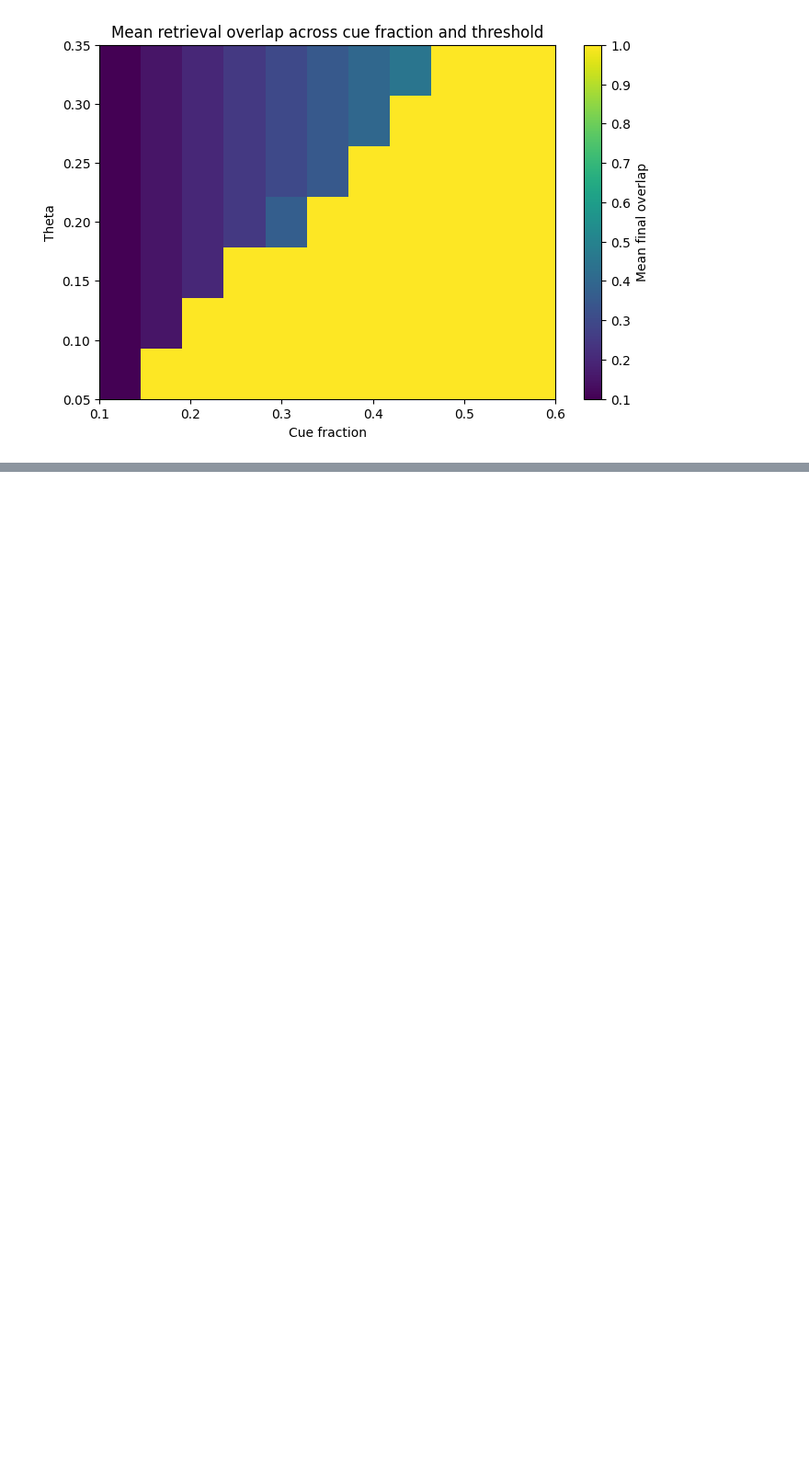
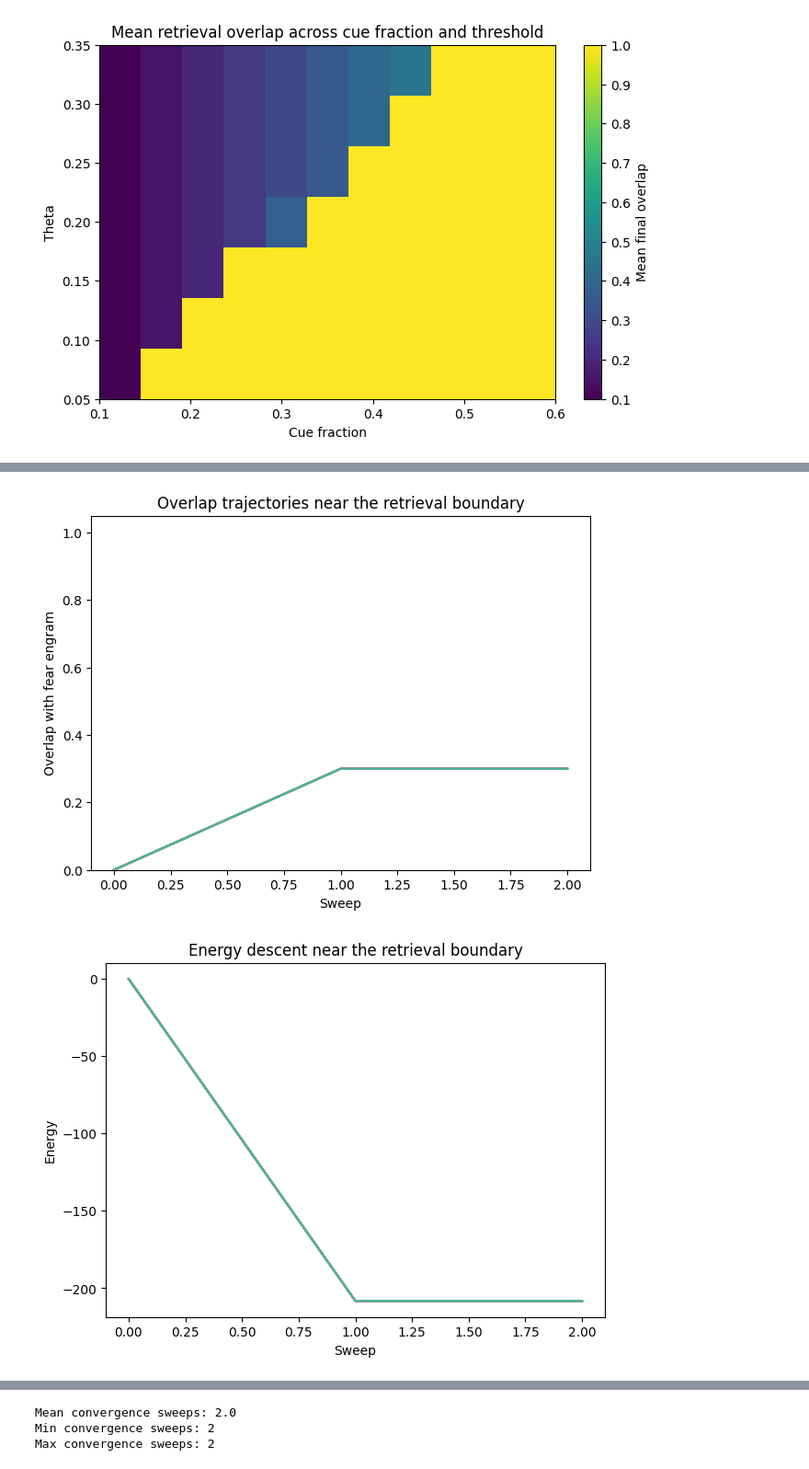
Before and after one commit to armaanfallahi/engram-hopfield, a Jupyter notebook: notebooks/01_initialmetrics.ipynb, the cells around one changed output, grey strips where cells are left out. Shown at 92% size. Saved outputs shown, nothing was run; the diff lists cells and outputs as text; code cells hidden in the pictures; blank space fills up the shorter version.

```diff
--- a/notebooks/01_initialmetrics.ipynb
+++ b/notebooks/01_initialmetrics.ipynb
@@ -516,0 +673,41 @@ plt.show()
+# %%
+plt.figure(figsize=(7, 5))
+for overlaps in all_overlaps:
+    plt.plot(overlaps, alpha=0.7)
+plt.xlabel("Sweep")
+plt.ylabel("Overlap with fear engram")
+plt.title("Overlap trajectories near the retrieval boundary")
+plt.ylim(0, 1.05)
+plt.show()
+
+
+plt.figure(figsize=(7, 5))
+for energies in all_energies:
+    plt.plot(energies, alpha=0.7)
+plt.xlabel("Sweep")
+plt.ylabel("Energy")
+plt.title("Energy descent near the retrieval boundary")
+plt.show()
+
+plt.figure(figsize=(7, 5))
+for activities in all_activities:
+    plt.plot(activities, alpha=0.7)
+plt.xlabel("Sweep")
+plt.ylabel("Activity fraction")
+plt.title("Activity trajectories near the retrieval boundary")
+plt.ylim(0, 1.05)
+plt.show()
+
+plt.figure(figsize=(6, 4))
+plt.hist(n_sweeps_list, bins=np.arange(0, max(n_sweeps_list) + 2) - 0.5, edgecolor="black")
+plt.xlabel("Convergence sweeps")
+plt.ylabel("Count")
+plt.title("Convergence near the retrieval boundary")
+plt.show()
+
+print("Mean convergence sweeps:", np.mean(n_sweeps_list))
+print("Min convergence sweeps:", np.min(n_sweeps_list))
+print("Max convergence sweeps:", np.max(n_sweeps_list))
+# %% [output]
+[figure, added]
+[figure, added]
@@ -516,0 +716,3 @@ plt.show()
+Mean convergence sweeps: 2.0
+Min convergence sweeps: 2
+Max convergence sweeps: 2
```
Also changed, not shown: parts of 12 cells of this notebook.
